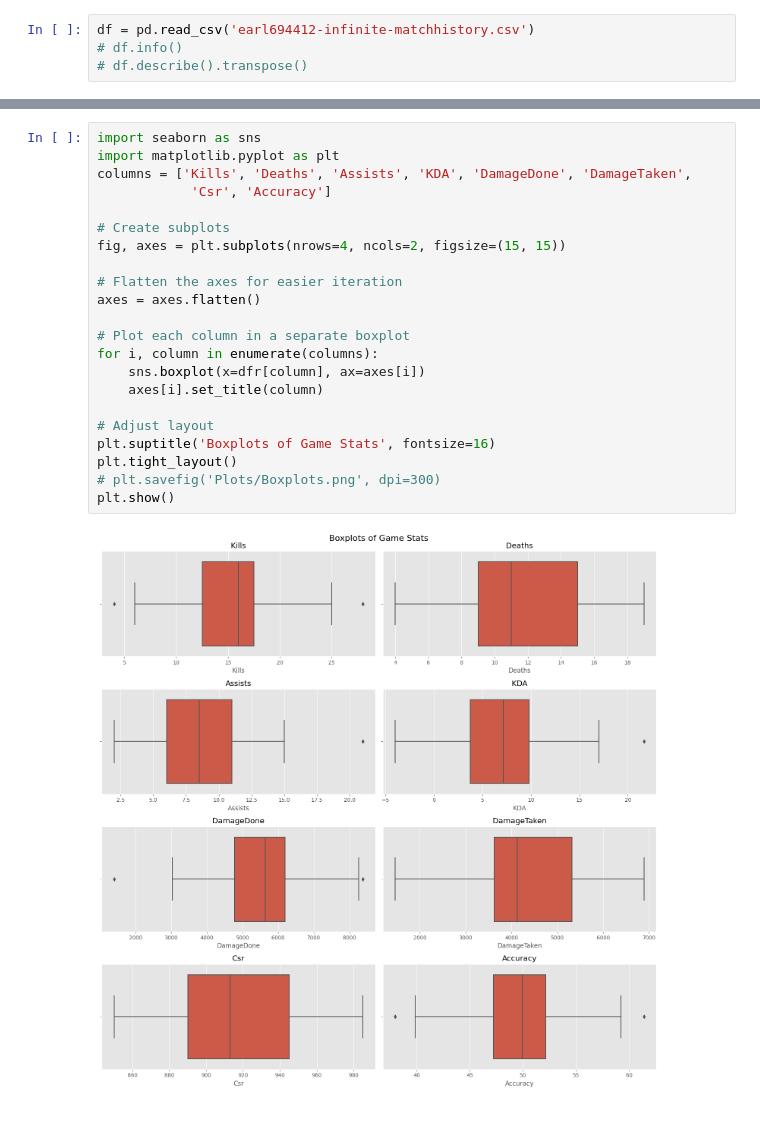
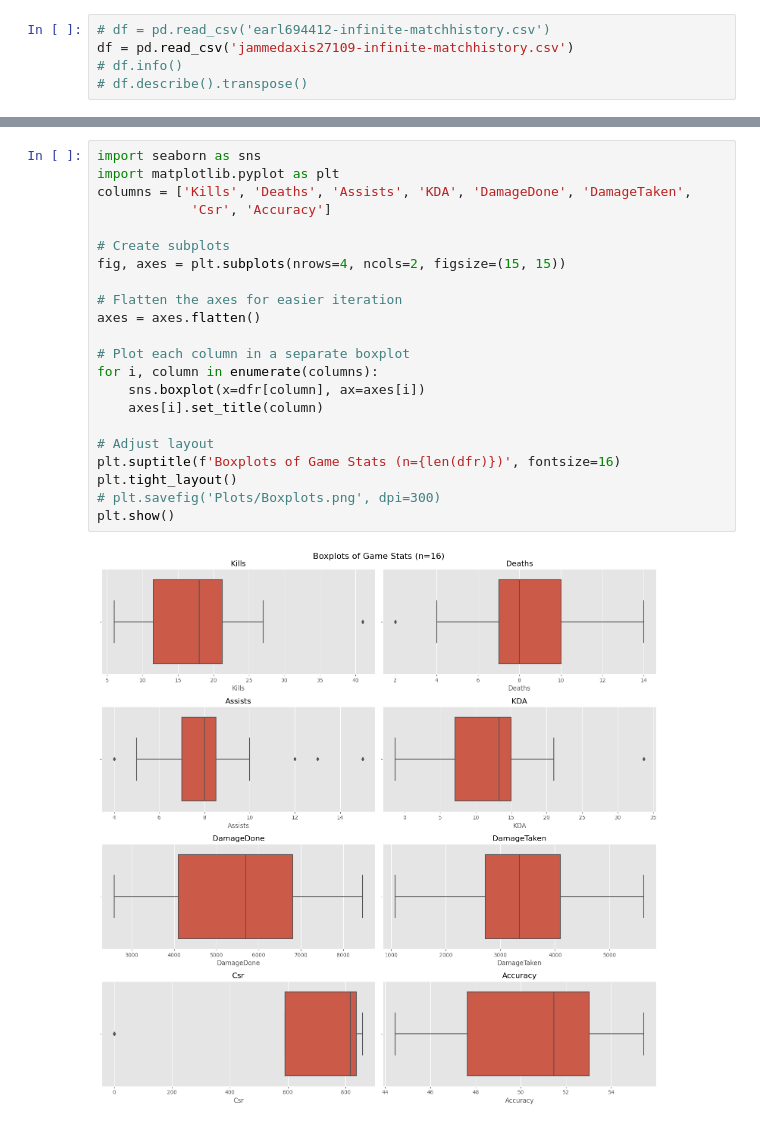
Before and after one commit to palmerac/Halo, a Jupyter notebook: haloNS.ipynb, the cells around one changed output, grey strips where cells are left out. Saved outputs shown, nothing was run; the diff lists cells and outputs as text.

```diff
--- a/haloNS.ipynb
+++ b/haloNS.ipynb
@@ -11,7 +12,8 @@ warnings.filterwarnings('ignore')
 
 start = time.perf_counter()
 # %%
-df = pd.read_csv('earl694412-infinite-matchhistory.csv')
+# df = pd.read_csv('earl694412-infinite-matchhistory.csv')
+df = pd.read_csv('jammedaxis27109-infinite-matchhistory.csv')
 # df.info()
 # df.describe().transpose()
 # %%
@@ -129,27 +131,27 @@ plt.show()
 # %%
 import seaborn as sns
 import matplotlib.pyplot as plt
 columns = ['Kills', 'Deaths', 'Assists', 'KDA', 'DamageDone', 'DamageTaken',
             'Csr', 'Accuracy']
 
 # Create subplots
 fig, axes = plt.subplots(nrows=4, ncols=2, figsize=(15, 15))
 
 # Flatten the axes for easier iteration
 axes = axes.flatten()
 
 # Plot each column in a separate boxplot
 for i, column in enumerate(columns):
     sns.boxplot(x=dfr[column], ax=axes[i])
     axes[i].set_title(column)
 
 # Adjust layout
-plt.suptitle('Boxplots of Game Stats', fontsize=16)
+plt.suptitle(f'Boxplots of Game Stats (n={len(dfr)})', fontsize=16)
 plt.tight_layout()
 # plt.savefig('Plots/Boxplots.png', dpi=300)
 plt.show()
 # %% [output]
-[figure, old version]
+[figure, new version]
 # %%
 dfrcc = dfr.groupby(['Category','Map']).agg({'Category': 'count',
                                              'Kills' : 'sum',
```
Also changed, not shown: parts of 11 cells of this notebook, 15 other files.
